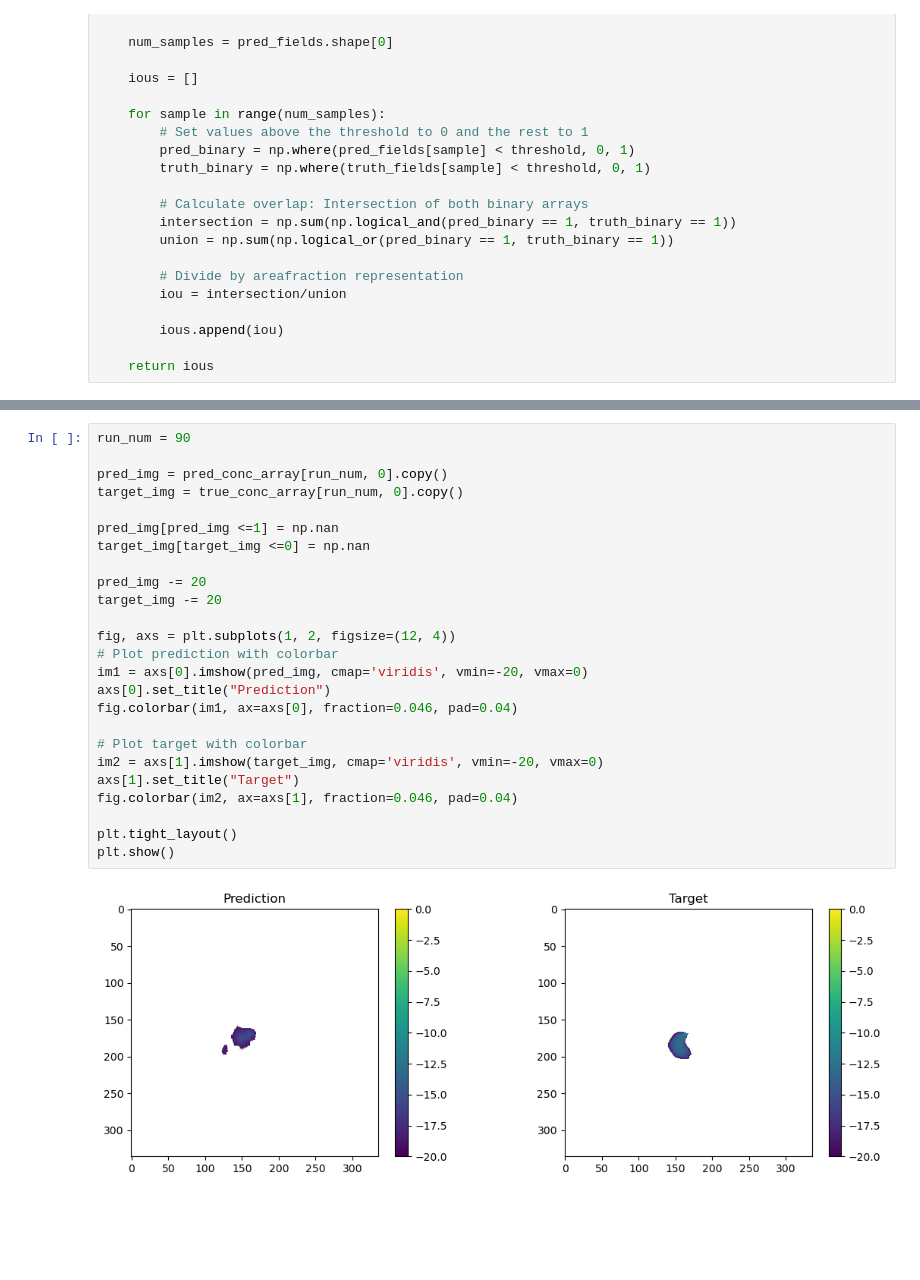
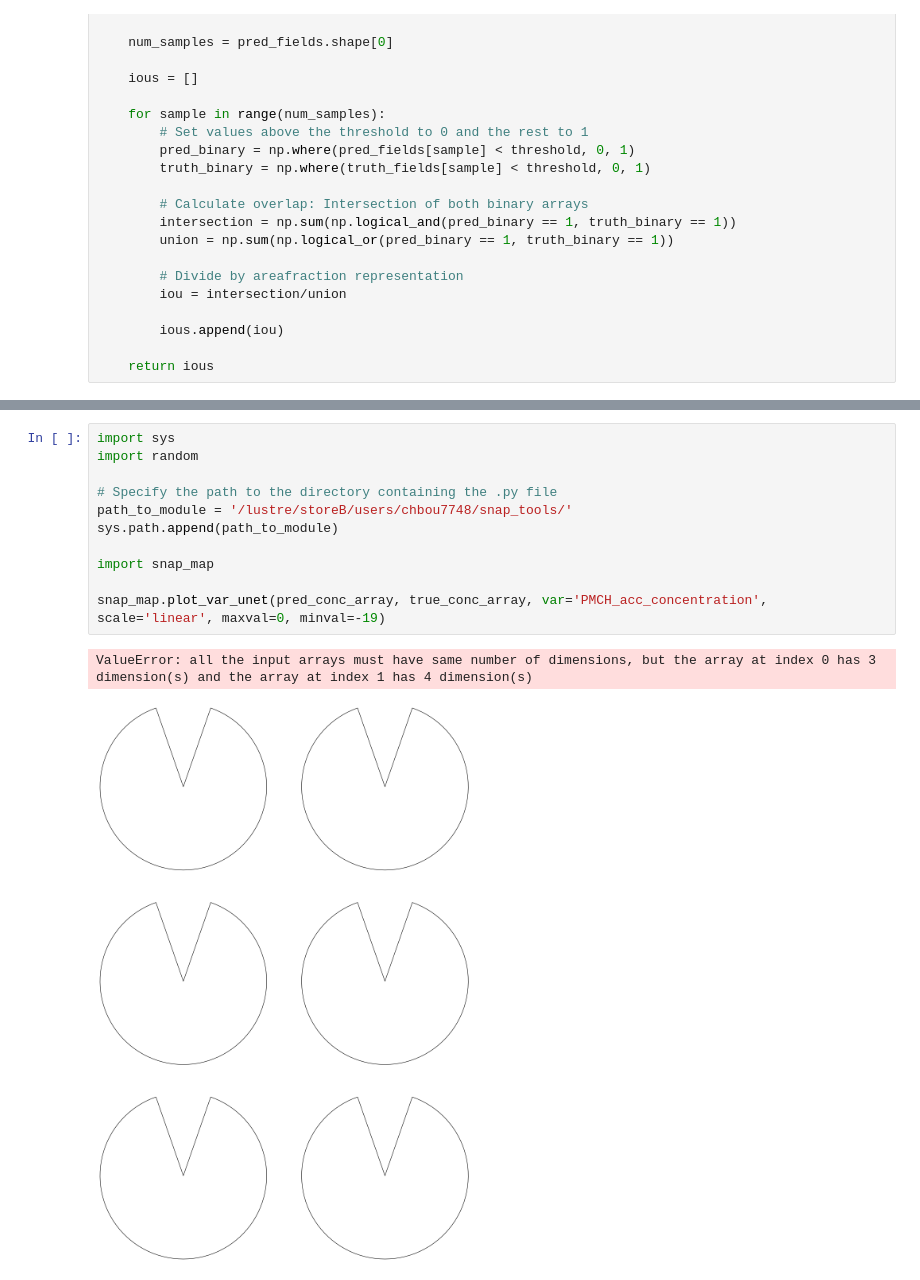
Before and after one commit to chaytonb/snap_emulator, a Jupyter notebook: test.ipynb, the cells around one changed output, grey strips where cells are left out. Saved outputs shown, nothing was run; the diff lists cells and outputs as text; blank space fills up the shorter version.

Commit message:
improving metrics and figures

```diff
--- a/test.ipynb
+++ b/test.ipynb
@@ -102,33 +118,20 @@ for sample in range(num_samples):
 
     pred_conc_array[sample] = pred_conc
     true_conc_array[sample] = truth_conc
-# %%
-run_num = 90
-
-pred_img = pred_conc_array[run_num, 0].copy()
-target_img = true_conc_array[run_num, 0].copy()
-
-pred_img[pred_img <=1] = np.nan
-target_img[target_img <=0] = np.nan
-
-pred_img -= 20
-target_img -= 20
-
-fig, axs = plt.subplots(1, 2, figsize=(12, 4))
-# Plot prediction with colorbar
-im1 = axs[0].imshow(pred_img, cmap='viridis', vmin=-20, vmax=0)
-axs[0].set_title("Prediction")
-fig.colorbar(im1, ax=axs[0], fraction=0.046, pad=0.04)
-
-# Plot target with colorbar
-im2 = axs[1].imshow(target_img, cmap='viridis', vmin=-20, vmax=0)
-axs[1].set_title("Target")
-fig.colorbar(im2, ax=axs[1], fraction=0.046, pad=0.04)
-
-plt.tight_layout()
-plt.show()
-# %% [output]
-[figure, removed]
+# %%
+import sys
+import random
+
+# Specify the path to the directory containing the .py file
+path_to_module = '/lustre/storeB/users/chbou7748/snap_tools/'
+sys.path.append(path_to_module)
+
+import snap_map
+
+snap_map.plot_var_unet(pred_conc_array, true_conc_array, var='PMCH_acc_concentration', scale='linear', maxval=0, minval=-19)
+# %% [output]
+ValueError: all the input arrays must have same number of dimensions, but the array at index 0 has 3 dimension(s) and the array at index 1 has 4 dimension(s)
+[figure, added]
 # %%
 spatial_acc = int_over_un(pred_conc_array, true_conc_array)
 plot_correlation(pred_conc_array, true_conc_array)
```
Also changed, not shown: parts of 5 cells of this notebook, 3 other files.
